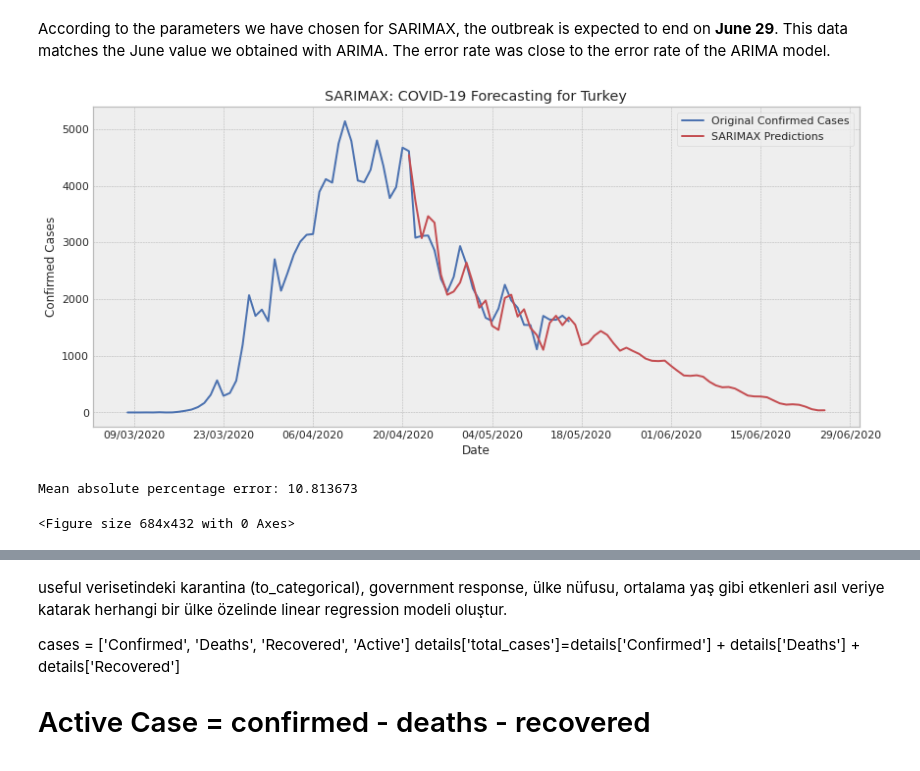
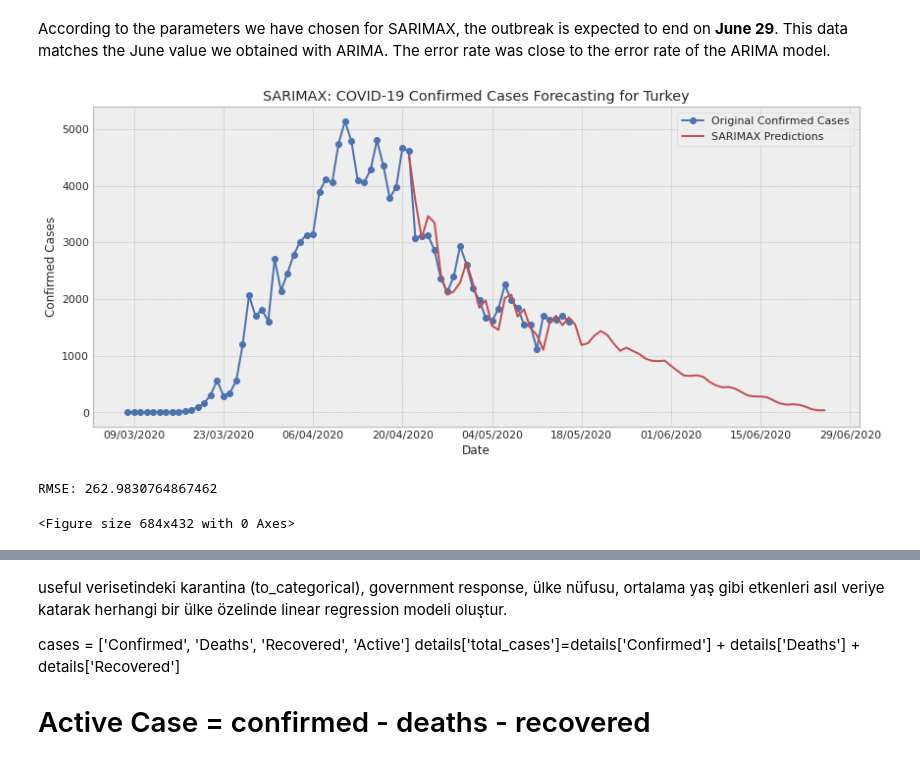
Before and after one commit to bubabi/covid-19-forecasting, a Jupyter notebook: ARIMA_SARIMAX.ipynb, the cells around one changed output, grey strips where cells are left out. Cells and saved outputs as stored; diff of their text form; code cells hidden in the pictures.

```diff
--- a/ARIMA_SARIMAX.ipynb
+++ b/ARIMA_SARIMAX.ipynb
@@ -375,7 +407,11 @@ print("Beta=", beta, ", Gamma=", gamma)
 time = np.arange(0, 156, 1)
 fitted = integrate.odeint(SIR_model_turkey, (S0, I0, R0), time, args=(beta, gamma))[:,1]
 
-print("MSE:", mean_squared_error(y_values, fitted[:len(y_values)]))
+errors = list()
+error = sqrt(mean_squared_error(y_values, fitted[:len(y_values)]))
+errors.append(('SIR', error))
+print("RMSE:", error)
+
 x_dates = pd.date_range(start='2020-01-22', end='2020-05-16')
 dates = pd.date_range(start='2020-01-22', end='2020-06-25')
 fig, ax = plt.subplots(figsize=(14, 6))
@@ -732,9 +767,12 @@ fig = sm.graphics.tsa.plot_pacf(df_turkey_daily.Confirmed.diff().dropna(), lags=
 # %% [markdown]
 We chose to make an estimate compared to the previous 2 weeks since we received the data rounding average of 7 days.
 # %%
-mod = sm.tsa.statespace.SARIMAX(df_turkey_daily.Confirmed, trend='n', order=(14,0,7))
-results = mod.fit()
-print(results.summary())
+cases_model = sm.tsa.statespace.SARIMAX(df_turkey_daily.Confirmed, trend='n', order=(14,0,7))
+deaths_model = sm.tsa.statespace.SARIMAX(df_turkey_daily.Deaths, trend='n', order=(14,0,7))
+
+cases_results = cases_model.fit()
+deaths_results = deaths_model.fit()
+print(cases_results.summary())
 # %% [output]
                            Statespace Model Results
 ==============================================================================
@@ -760,30 +798,32 @@ future = pd.DataFrame(index=date_idx, columns=df_turkey_daily.columns)
 
 df_turkey_concat = pd.concat([df_turkey_daily, future])
 df_turkey_concat['Date'] = dates
-df_turkey_concat = df_turkey_concat.loc[:, ['Date', 'Country/Region', 'Confirmed' ]]
+df_turkey_concat = df_turkey_concat.loc[:, ['Date', 'Country/Region', 'Confirmed', 'Deaths']]
 # %%
-df_turkey_concat['forecast'] = results.predict(start = 90, end = 155)
+df_turkey_concat['forecast'] = cases_results.predict(start = 90, end = 155)
 # %% [markdown]
 According to the parameters we have chosen for SARIMAX, the outbreak is expected to end on **June 29**. This data matches the June value we obtained with ARIMA. The error rate was close to the error rate of the ARIMA model.
 # %%
 fig, ax = plt.subplots(figsize=(14, 6))
 df_turkey_concat = df_turkey_concat.iloc[-110:]
 
-ax.plot(df_turkey_concat['Date'].values, df_turkey_concat['Confirmed'], label='Original Confirmed Cases', color='b')
+ax.plot(df_turkey_concat['Date'].values, df_turkey_concat['Confirmed'], label='Original Confirmed Cases', color='b', marker='o')
 ax.plot(df_turkey_concat['Date'].values, df_turkey_concat['forecast'], label='SARIMAX Predictions', color='r')
 
 ax.set(xlabel="Date",
        ylabel="Confirmed Cases",
-       title="SARIMAX: COVID-19 Forecasting for Turkey")
+       title="SARIMAX: COVID-19 Confirmed Cases Forecasting for Turkey")
 
 plt.gca().xaxis.set_major_formatter(mdates.DateFormatter('%d/%m/%Y'))
 plt.gca().xaxis.set_major_locator(mdates.DayLocator(interval=14))
 plt.legend()
 plt.show()
 plt.gcf().autofmt_xdate()
 
-print('Mean absolute percentage error: %f'%mean_absolute_percentage_error(df_turkey_concat.iloc[50:70].Confirmed, df_turkey_concat.iloc[50:70].forecast))
+error = sqrt(mean_squared_error(df_turkey_concat.iloc[50:70].Confirmed, df_turkey_concat.iloc[50:70].forecast))
+errors.append(('SARIMAX', error))
+print("RMSE:", error)
 # %% [output]
-[figure, old version]
+[figure, new version]
-Mean absolute percentage error: 10.813673
+RMSE: 262.9830764867462
 <Figure size 684x432 with 0 Axes>
```
Also changed, not shown: parts of 41 cells of this notebook.
